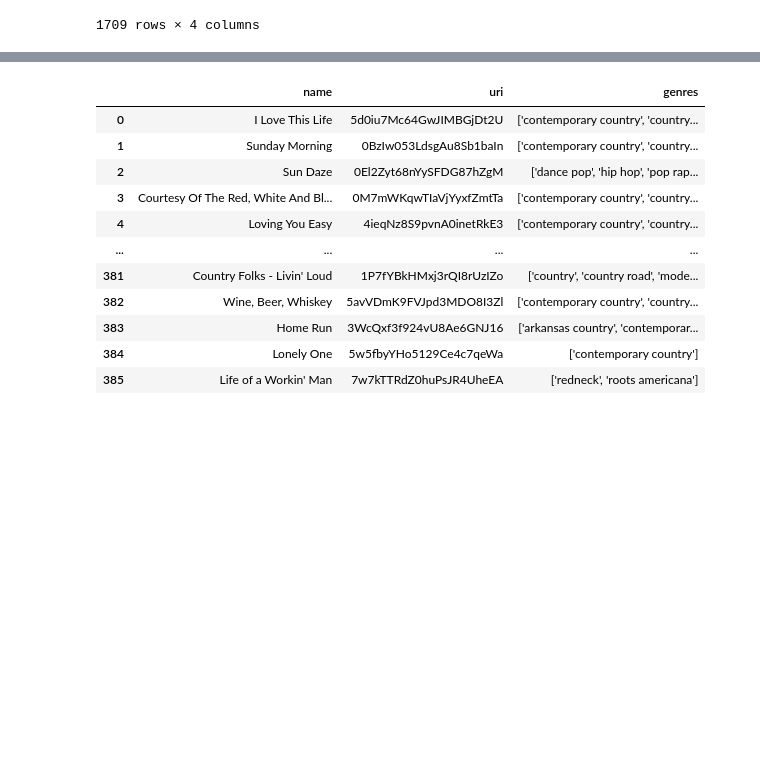
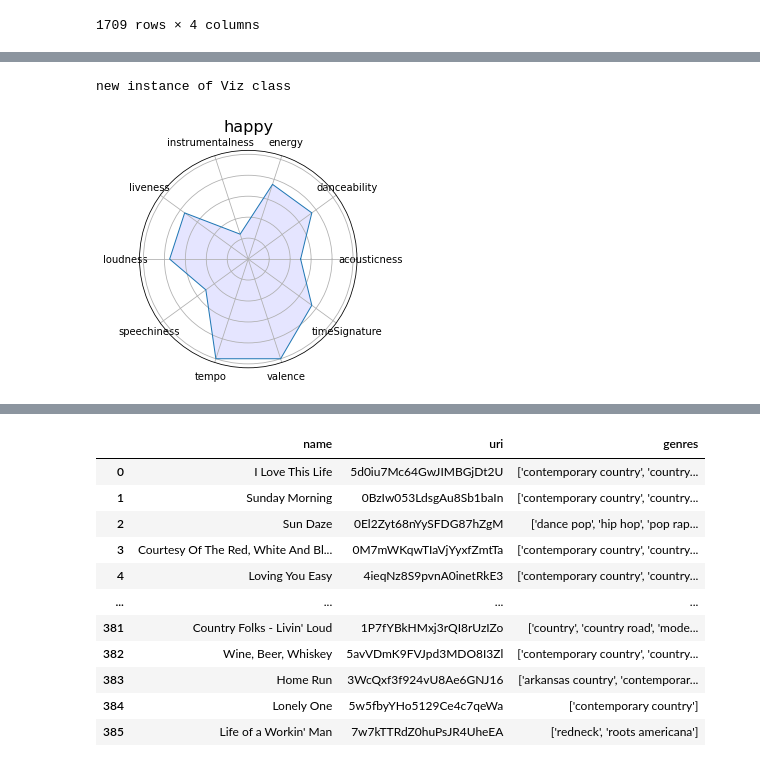
Before and after one commit to michaelmoschitto/AISongRecommender, a Jupyter notebook: AISongRecommenderMike.ipynb, the cells around one changed output, grey strips where cells are left out. Saved outputs shown, nothing was run; the diff lists cells and outputs as text; code cells hidden in the pictures; blank space fills up the shorter version.

```diff
--- a/AISongRecommenderMike.ipynb
+++ b/AISongRecommenderMike.ipynb
@@ -418,0 +485,11 @@ calmDF.to_csv(csvPath, index=False)
+# %%
+import matplotlib.pyplot as plt
+
+
+new_ax = plt.subplot(111, polar=True)
+new_ax.set_yticklabels([])
+viz = Visualization.Viz()
+viz.createSpider(avgMoods, 0, 2, new_ax, 1, True).show()
+# %% [output]
+new instance of Viz class
+[figure, added]
```
Also changed, not shown: parts of 12 cells of this notebook, 6 other files.
